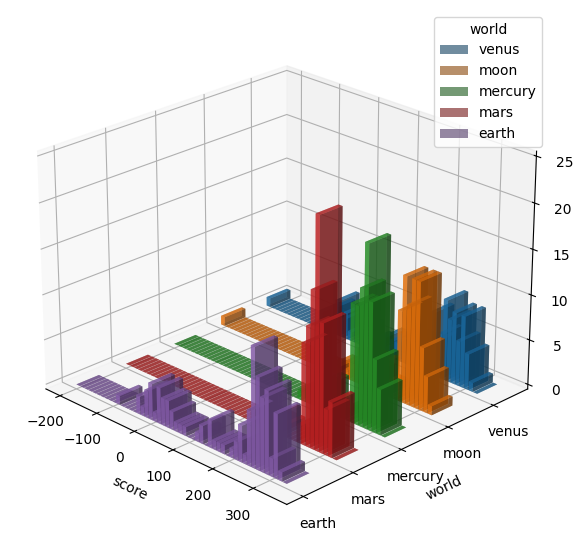
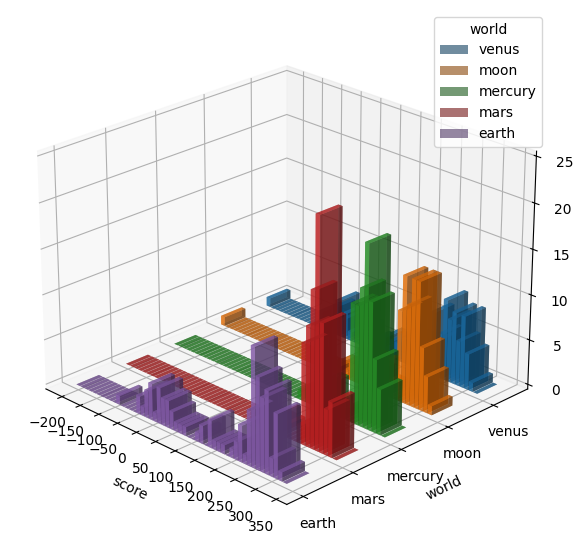
Unified diff of the notebook cell whose output changed from the first chart to the second:
--- before
+++ after
@@ -2,26 +2,6 @@
 # requires: checkpoint-world-distributions
 
-import numpy as np
-import matplotlib.pyplot as plt
+from hpo.notebook import plots
 
-row_order = ["earth", "mars", "mercury", "moon", "venus"]
-draw_order = ["venus", "moon", "mercury", "mars", "earth"]
-
-bins = np.linspace(scores["score"].min(), scores["score"].max(), 51)
-centers = (bins[:-1] + bins[1:]) / 2
-width = bins[1] - bins[0]
-
-fig = plt.figure(figsize=(13, 7))
-ax = fig.add_subplot(projection="3d", computed_zorder=False)
-
-for world in draw_order:
-    y = row_order.index(world)
-    counts, _ = np.histogram(scores.loc[scores["world"] == world, "score"], bins=bins)
-    ax.bar3d(centers, y, 0, width * 0.9, 0.45, counts, alpha=0.6, zsort="max", label=world)
-
-ax.set(xlabel="score", ylabel="world", zlabel="episodes")
-ax.set_yticks(range(len(row_order)), row_order)
-ax.view_init(elev=24, azim=-45)
-ax.legend(title="world")
-
-plt.show()
+_worlds = ["earth", "mars", "mercury", "moon", "venus"]
+_ = plots.histogram_3d(scores, _worlds, bins=50)

Commit: Simplify